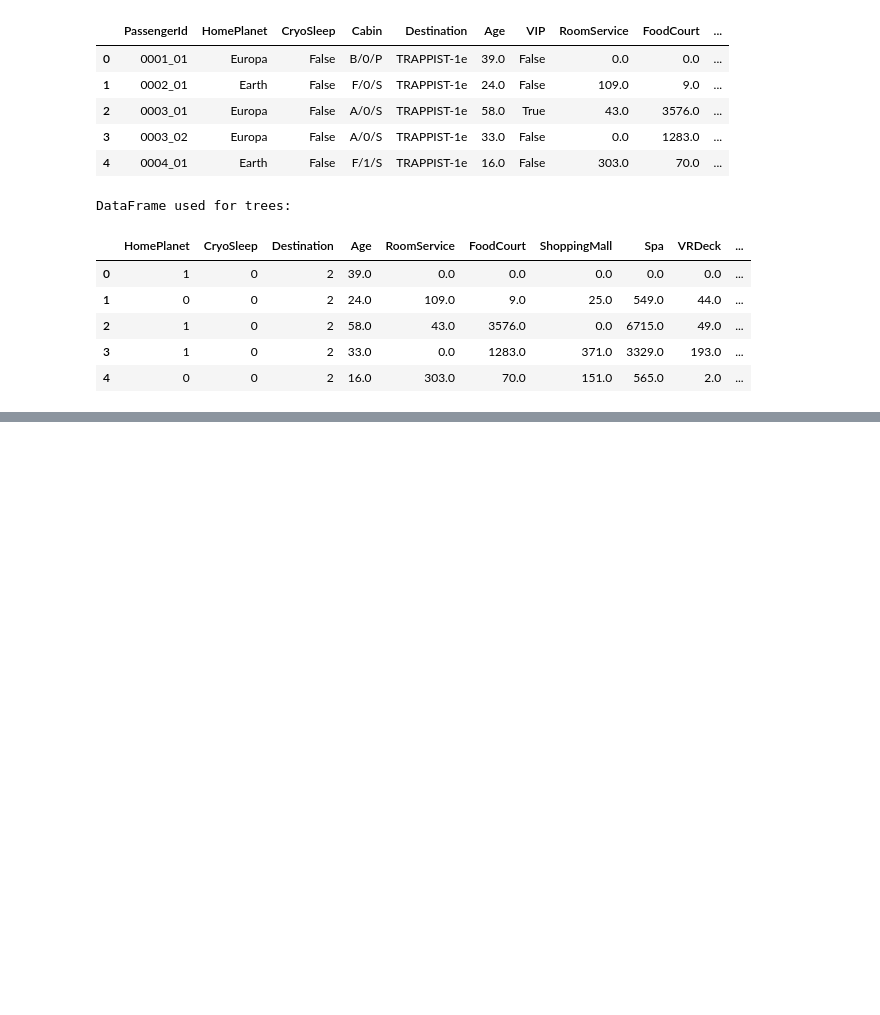
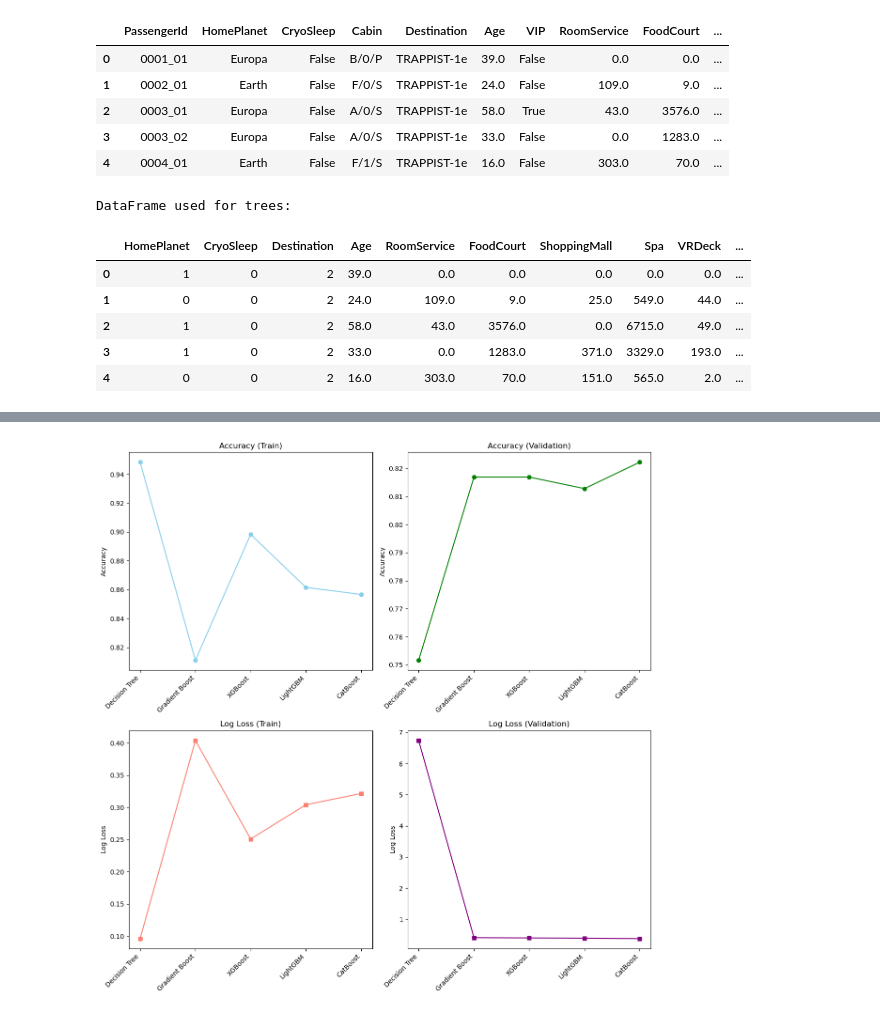
Before and after one commit to Greywolfie01/ML-Project, a Jupyter notebook: Decision_trees.ipynb, the cells around one changed output, grey strips where cells are left out. Cells and saved outputs as stored; diff of their text form; code cells hidden in the pictures; blank space fills up the shorter version.

```diff
--- a/Decision_trees.ipynb
+++ b/Decision_trees.ipynb
@@ -205,0 +187,97 @@ weighted avg       0.67      0.67      0.67      1699
+# %%
+import numpy as np
+import matplotlib.pyplot as plt
+from sklearn.model_selection import train_test_split
+from sklearn.metrics import accuracy_score, log_loss
+from sklearn.tree import DecisionTreeClassifier
+from sklearn.ensemble import GradientBoostingClassifier
+import xgboost as xgb
+import lightgbm as lgb
+from catboost import CatBoostClassifier
+
+# Your decision_tree_df definition should go here
+
+X = decision_tree_df.drop(['Transported'], axis=1)  # Features
+y = decision_tree_df['Transported']  # Target variable
+
+# Split the data into training and validation sets
+X_train, X_val, y_train, y_val = train_test_split(X, y, test_size=0.2, random_state=42)
+
+# Initialize models
+models = {
+    "Decision Tree": DecisionTreeClassifier(),
+    "Gradient Boost" : GradientBoostingClassifier(),
+    "XGBoost": xgb.XGBClassifier(),
+    "LightGBM": lgb.LGBMClassifier(verbose=-1),  # Set verbose to -1 to suppress output
+    "CatBoost": CatBoostClassifier(silent=True)
+}
+
+# Store metrics
+metrics = {
+    "Model": [],
+    "Accuracy (Train)": [],
+    "Accuracy (Validation)": [],
+    "Log Loss (Train)": [],
+    "Log Loss (Validation)": []
+}
+
+# Train models and record performance
+for name, model in models.items():
+    model.fit(X_train, y_train)
+    y_train_pred = model.predict(X_train)
+    y_val_pred = model.predict(X_val)
+
+    # Convert predictions to boolean if they are returned as strings
+    if isinstance(y_train_pred[0], str):
+        y_train_pred = y_train_pred == 'True'
+    if isinstance(y_val_pred[0], str):
+        y_val_pred = y_val_pred == 'True'
+
+    y_train_proba = model.predict_proba(X_train)
+    y_val_proba = model.predict_proba(X_val)
+
+    metrics["Model"].append(name)
+    metrics["Accuracy (Train)"].append(accuracy_score(y_train, y_train_pred))
+    metrics["Accuracy (Validation)"].append(accuracy_score(y_val, y_val_pred))
+    metrics["Log Loss (Train)"].append(log_loss(y_train, y_train_proba))
+    metrics["Log Loss (Validation)"].append(log_loss(y_val, y_val_proba))
+
+
+# Plotting
+fig, axs = plt.subplots(2, 2, figsize=(12, 12))
+
+# Convert Model names to numerical indices for line plot
+model_indices = range(len(metrics["Model"]))
+
+# Line plot for Accuracy (Train)
+axs[0, 0].plot(model_indices, metrics["Accuracy (Train)"], marker='o', linestyle='-', color='skyblue')
+axs[0, 0].set_title('Accuracy (Train)')
+axs[0, 0].set_xticks(model_indices)
+axs[0, 0].set_xticklabels(metrics["Model"], rotation=45, ha='right')
+axs[0, 0].set_ylabel('Accuracy')
+
+# Line plot for Accuracy (Validation)
+axs[0, 1].plot(model_indices, metrics["Accuracy (Validation)"], marker='o', linestyle='-', color='green')
+axs[0, 1].set_title('Accuracy (Validation)')
+axs[0, 1].set_xticks(model_indices)
+axs[0, 1].set_xticklabels(metrics["Model"], rotation=45, ha='right')
+axs[0, 1].set_ylabel('Accuracy')
+
+# Line plot for Log Loss (Train)
+axs[1, 0].plot(model_indices, metrics["Log Loss (Train)"], marker='s', linestyle='-', color='salmon')
+axs[1, 0].set_title('Log Loss (Train)')
+axs[1, 0].set_xticks(model_indices)
+axs[1, 0].set_xticklabels(metrics["Model"], rotation=45, ha='right')
+axs[1, 0].set_ylabel('Log Loss')
+
+# Line plot for Log Loss (Validation)
+axs[1, 1].plot(model_indices, metrics["Log Loss (Validation)"], marker='s', linestyle='-', color='purple')
+axs[1, 1].set_title('Log Loss (Validation)')
+axs[1, 1].set_xticks(model_indices)
+axs[1, 1].set_xticklabels(metrics["Model"], rotation=45, ha='right')
+axs[1, 1].set_ylabel('Log Loss')
+
+plt.tight_layout()
+plt.show()
+# %% [output]
+[figure, added]
```
Also changed, not shown: parts of 12 cells of this notebook, 1 other file.
